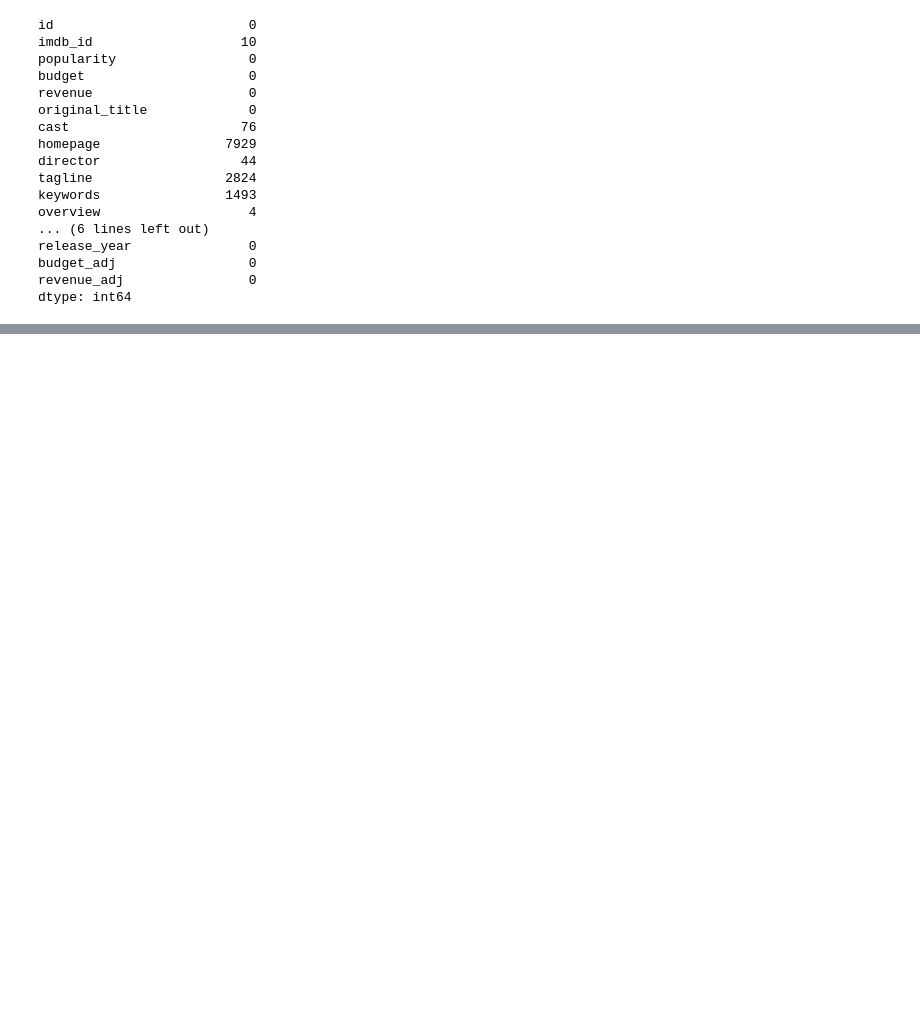
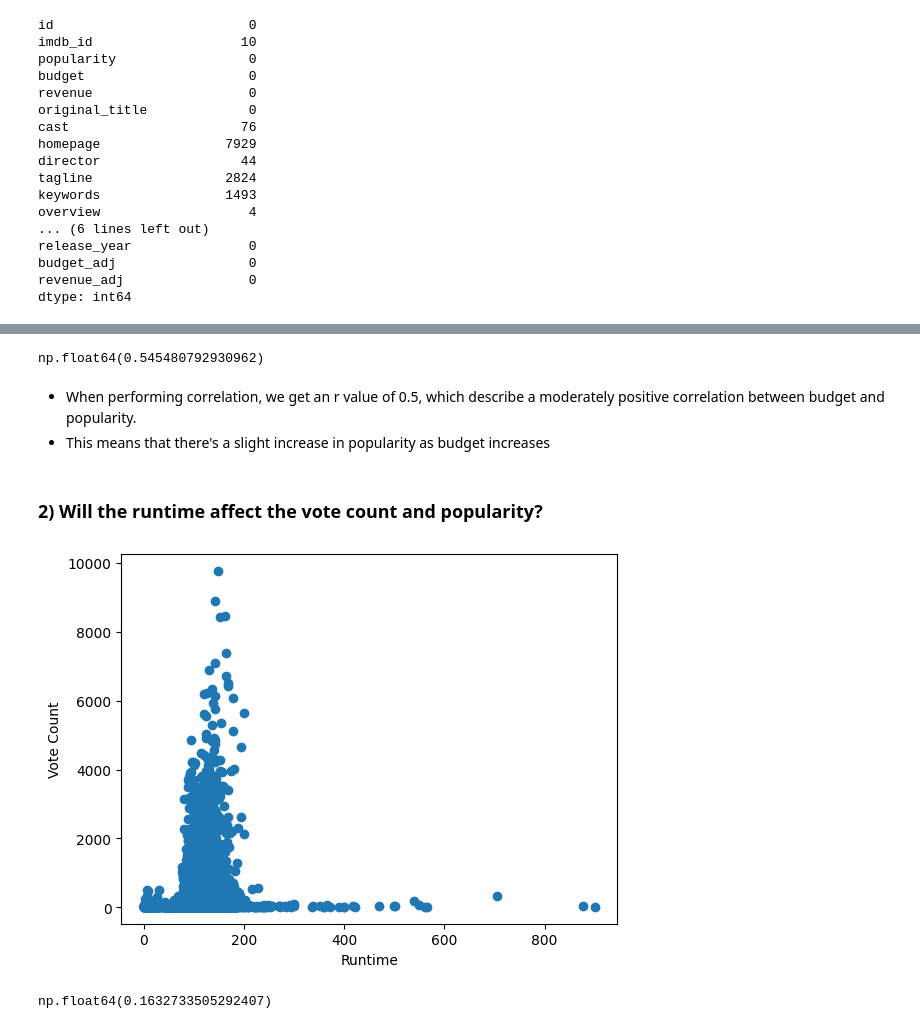
Before and after one commit to ktrosewood/Analysis-of-Movies-Assignment_2-, a Jupyter notebook: Analysis_2_virtual_env.ipynb, the cells around one changed output, grey strips where cells are left out. Cells and saved outputs as stored; diff of their text form; code cells hidden in the pictures; blank space fills up the shorter version.

```diff
--- a/Analysis_2_virtual_env.ipynb
+++ b/Analysis_2_virtual_env.ipynb
@@ -329,0 +237,34 @@ filtered_top_10_movies = top_10_movies[variables_to_keep]
+# %%
+# calculate correlation coefficient
+correlation = df_copy['popularity'].corr(df_copy["budget"])
+correlation
+# %% [output]
+np.float64(0.545480792930962)
+# %% [markdown]
+- When performing correlation, we get an r value of 0.5, which describe a moderately positive correlation between
+budget and popularity.
+- This means that there's a slight increase in popularity as budget increases
+# %% [markdown]
+### 2) Will the runtime affect the vote count and popularity?
+# %%
+#select relevant variables
+new_df = df_copy[['runtime', 'vote_count', 'popularity']]
+# %%
+# visualize relationship between 'Runtime' and 'Vote Count'
+x = new_df['runtime']
+y = new_df['vote_count']
+
+plt.scatter(x,y)
+
+plt.xlabel("Runtime")
+plt.ylabel("Vote Count")
+
+plt.show()
+# %% [output]
+[figure, added]
+# %%
+# run correlation test
+corr_runtime_vote = new_df['runtime'].corr(df_copy["vote_count"])
+corr_runtime_vote
+# %% [output]
+np.float64(0.1632733505292407)
```
Also changed, not shown: parts of 87 cells of this notebook.
